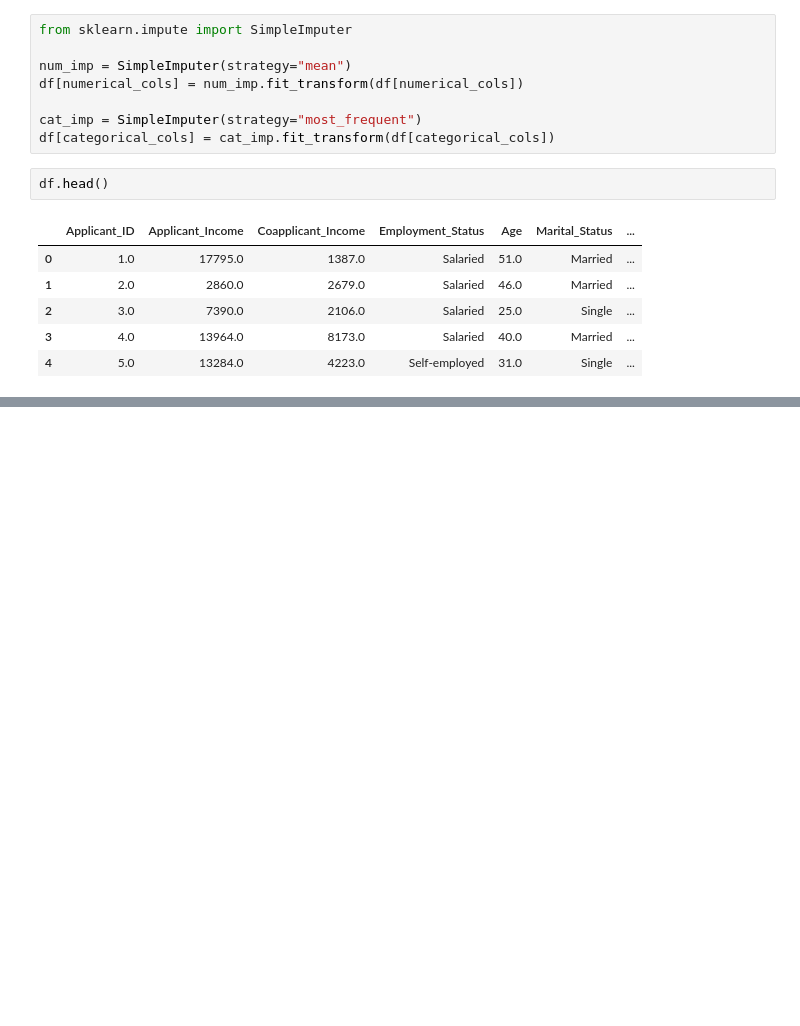
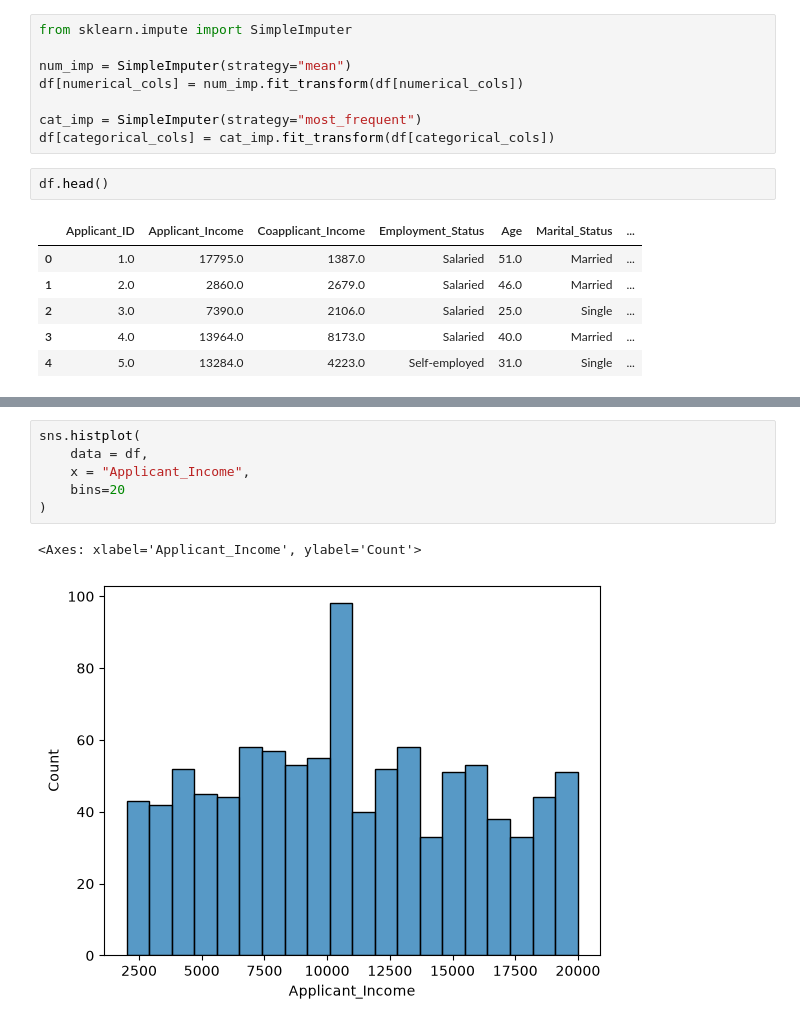
Before and after one commit to manasvi-patidar/creditwise-loan-prediction, a Jupyter notebook: notebook/loan_approval_prediction.ipynb, the cells around one changed output, grey strips where cells are left out. Saved outputs shown, nothing was run; the diff lists cells and outputs as text; blank space fills up the shorter version.

```diff
--- a/notebook/loan_approval_prediction.ipynb
+++ b/notebook/loan_approval_prediction.ipynb
@@ -107,0 +127,9 @@ df.head()
+# %%
+sns.histplot(
+    data = df,
+    x = "Applicant_Income",
+    bins=20
+)
+# %% [output]
+<Axes: xlabel='Applicant_Income', ylabel='Count'>
+[figure, added]
```
Also changed, not shown: parts of 8 cells of this notebook.
